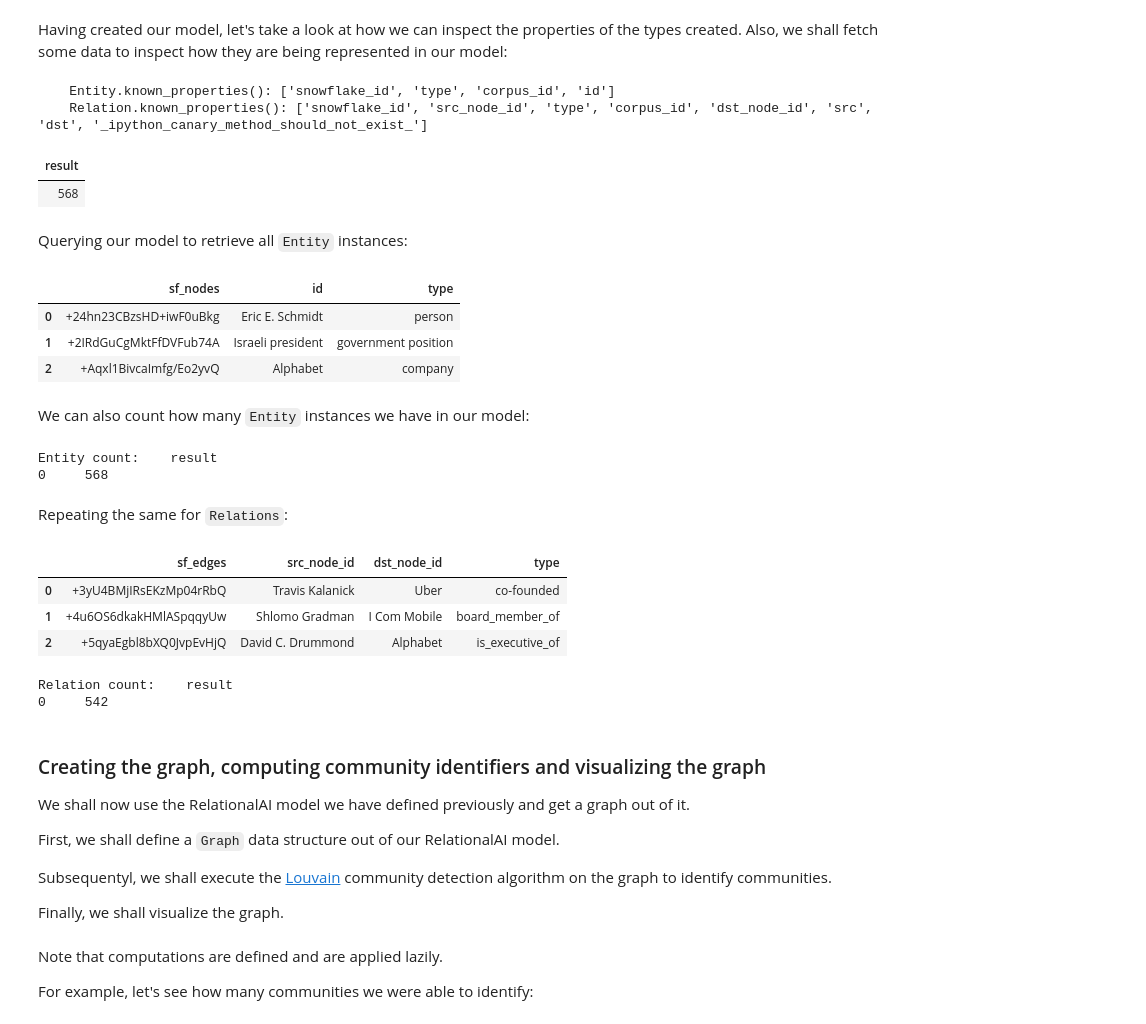
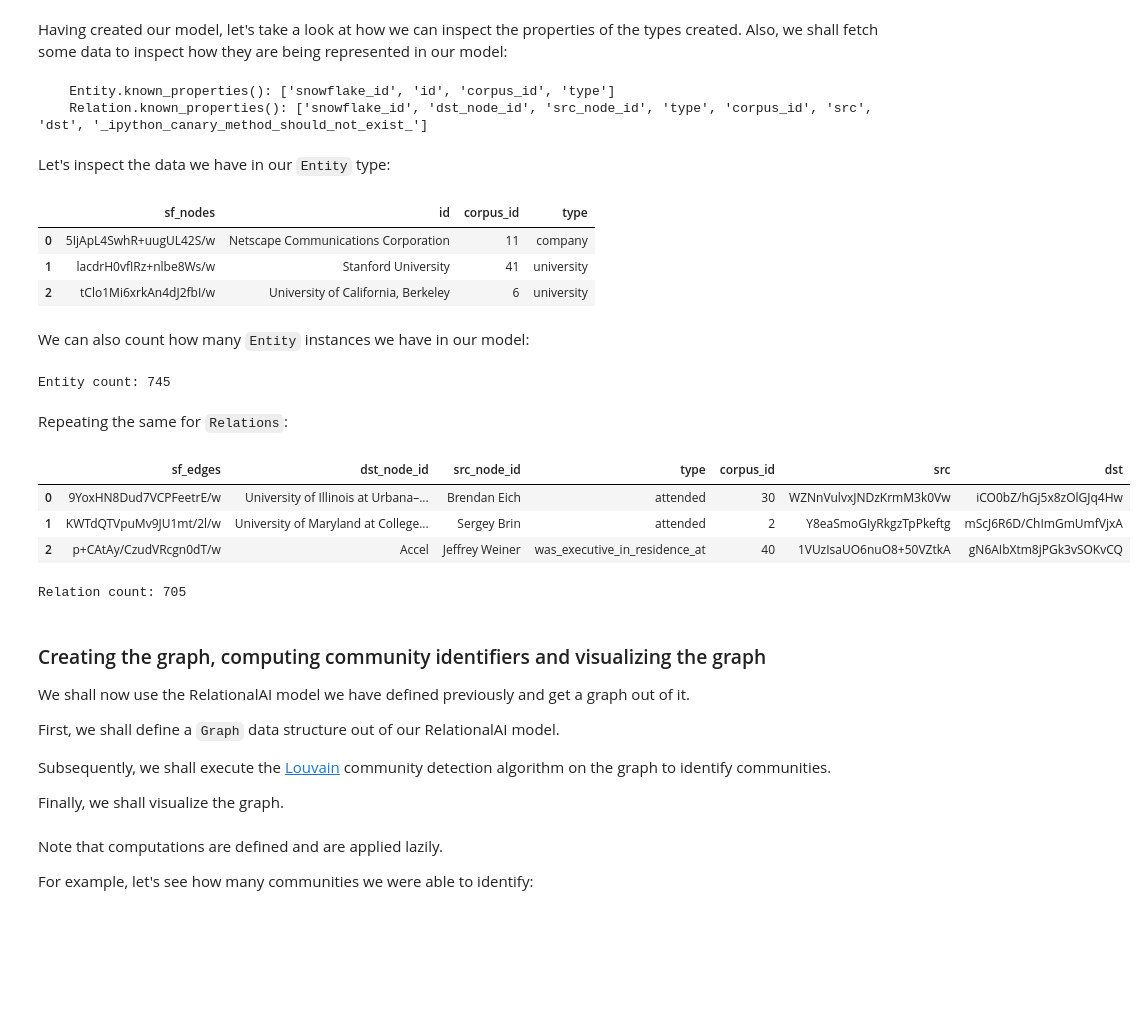
Before and after one commit to RelationalAI/graph-rag, a Jupyter notebook: getting-started/notebook/getting_started_with_graphrag_and_relationalai.ipynb, the cells around one changed output. Cells and saved outputs as stored; diff of their text form; code cells hidden in the pictures; blank space fills up the shorter version.

```diff
--- a/getting-started/notebook/getting_started_with_graphrag_and_relationalai.ipynb
+++ b/getting-started/notebook/getting_started_with_graphrag_and_relationalai.ipynb
@@ -53,7 +31,7 @@ A RelationalAI model is the abstraction that defines the data structures for rep
 To proceed, we shall first define a model named `graph_rag`. Subsequently, we shall define `Entity` and `Relation` model types. Observe how the source of data for each type are tables `nodes` and `edges`, respectively.
 # %%
 # Defining a RelationalAI model named `graph_rag`.
-rai_model = rai.Model("graph_rag", dry_run=False)
+rai_model = rai.Model("graph_rag")
 
 # Defining an `Entity` type. A `Entity` is a node in the graph.
 Entity = rai_model.Type("Entity", source="GRAPH_RAG.GRAPH_RAG.NODES")
@@ -84,63 +57,42 @@ print(
     """
 )
 # %% [output]
-    Entity.known_properties(): ['snowflake_id', 'type', 'corpus_id', 'id']
-    Relation.known_properties(): ['snowflake_id', 'src_node_id', 'type', 'corpus_id', 'dst_node_id', 'src', 'dst', '_ipython_canary_method_should_not_exist_']
+    Entity.known_properties(): ['snowflake_id', 'id', 'corpus_id', 'type']
+    Relation.known_properties(): ['snowflake_id', 'dst_node_id', 'src_node_id', 'type', 'corpus_id', 'src', 'dst', '_ipython_canary_method_should_not_exist_']
-# %%
-with rai_model.query() as select:
-    entity = Entity()
-    num_records = aggregates.count(entity)
-    result = select(num_records)
-result
-# %% [output]
-| result |
-| 568 |
 # %% [markdown]
-Querying our model to retrieve all `Entity` instances:
+Let's inspect the data we have in our `Entity` type:
 # %%
-with rai_model.query() as select:
-    entity = Entity()
-    response = select.distinct(entity, entity.id, entity.type)
-model_entities = response.results
+inspect(Entity, props=['id', 'corpus_id', 'type'], limit = 3)
+# %% [output]
+|  | sf_nodes | id | corpus_id | type |
+| 0 | 5IjApL4SwhR+uugUL42S/w | Netscape Communications Corporation | 11 | company |
+| 1 | lacdrH0vfIRz+nlbe8Ws/w | Stanford University | 41 | university |
+| 2 | tClo1Mi6xrkAn4dJ2fbI/w | University of California, Berkeley | 6 | university |
-# %%
-model_entities.head(3)
-# %% [output]
-|  | sf_nodes | id | type |
-| 0 | +24hn23CBzsHD+iwF0uBkg | Eric E. Schmidt | person |
-| 1 | +2IRdGuCgMktFfDVFub74A | Israeli president | government position |
-| 2 | +Aqxl1BivcaImfg/Eo2yvQ | Alphabet | company |
 # %% [markdown]
 We can also count how many `Entity` instances we have in our model:
 # %%
 with rai_model.query() as select:
     entity = Entity()
     response = select(aggregates.count(entity))
-print("Entity count:", response.results)
+print("Entity count:", response.results.iat[0, 0])
 # %% [output]
-Entity count:    result
-0     568
+Entity count: 745
 # %% [markdown]
 Repeating the same for `Relations`:
 # %%
-with rai_model.query() as select:
-    relation = Relation()
-    response = select.distinct(relation, relation.src_node_id, relation.dst_node_id, relation.type)
-model_relations = response.results
+inspect(Relation, props=['dst_node_id', 'src_node_id', 'type', 'corpus_id', 'src', 'dst'], limit = 3)
+# %% [output]
+|  | sf_edges | dst_node_id | src_node_id | type | corpus_id | src | dst |
+| 0 | 9YoxHN8Dud7VCPFeetrE/w | University of Illinois at Urbana–... | Brendan Eich | attended | 30 | WZNnVulvxJNDzKrmM3k0Vw | iCO0bZ/hGj5x8zOlGJq4Hw |
+| 1 | KWTdQTVpuMv9JU1mt/2l/w | University of Maryland at College... | Sergey Brin | attended | 2 | Y8eaSmoGIyRkgzTpPkeftg | mScJ6R6D/ChImGmUmfVjxA |
+| 2 | p+CAtAy/CzudVRcgn0dT/w | Accel | Jeffrey Weiner | was_executive_in_residence_at | 40 | 1VUzIsaUO6nuO8+50VZtkA | gN6AIbXtm8jPGk3vSOKvCQ |
-# %%
-model_relations.head(3)
-# %% [output]
-|  | sf_edges | src_node_id | dst_node_id | type |
-| 0 | +3yU4BMjIRsEKzMp04rRbQ | Travis Kalanick | Uber | co-founded |
-| 1 | +4u6OS6dkakHMlASpqqyUw | Shlomo Gradman | I Com Mobile | board_member_of |
-| 2 | +5qyaEgbl8bXQ0JvpEvHjQ | David C. Drummond | Alphabet | is_executive_of |
 # %%
 with rai_model.query() as select:
     relation = Relation()
     response = select(aggregates.count(relation))
-print("Relation count:", response.results)
+print("Relation count:", response.results.iat[0, 0])
 # %% [output]
-Relation count:    result
-0     542
+Relation count: 705
 # %% [markdown]
 ### Creating the graph, computing community identifiers and visualizing the graph
 
@@ -148,6 +100,6 @@ We shall now use the RelationalAI model we have defined previously and get a gra
 
 First, we shall define a `Graph` data structure out of our RelationalAI model.
 
-Subsequentyl, we shall execute the [Louvain](https://relational.ai/docs/reference/python/std/graphs/Compute/louvain/) community detection algorithm on the graph to identify communities.
+Subsequently, we shall execute the [Louvain](https://relational.ai/docs/reference/python/std/graphs/Compute/louvain/) community detection algorithm on the graph to identify communities.
 
 Finally, we shall visualize the graph.
```
Also changed, not shown: parts of 16 cells of this notebook, 2 other files.
